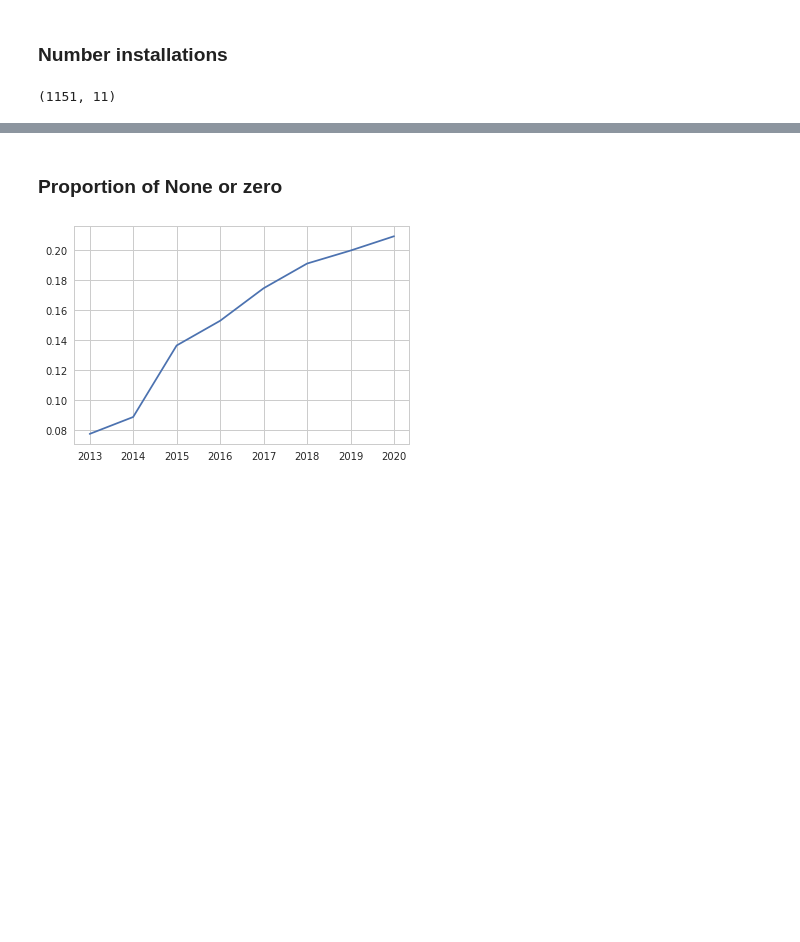
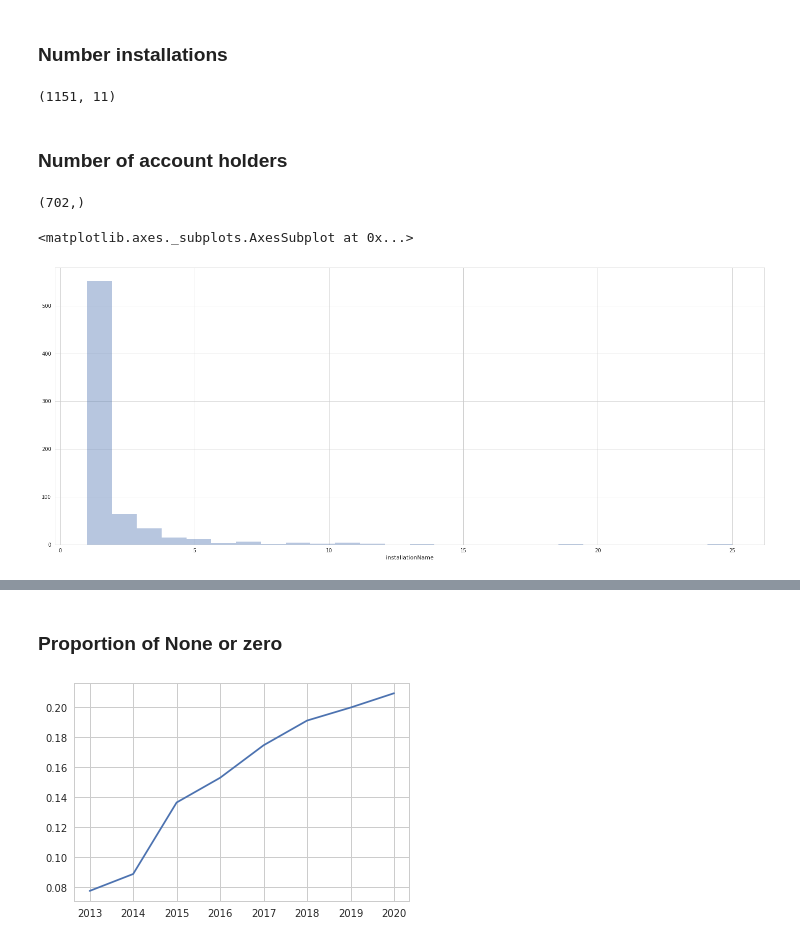
Before and after one commit to alexisthual/ets-allocations-analysis, a Jupyter notebook: ETS_allocations_analysis.ipynb, the cells around one changed output, grey strips where cells are left out. Saved outputs shown, nothing was run; the diff lists cells and outputs as text; code cells hidden in the pictures; blank space fills up the shorter version.

Commit message:
Count unique account holders

```diff
--- a/ETS_allocations_analysis.ipynb
+++ b/ETS_allocations_analysis.ipynb
@@ -67,3 +67,16 @@ data.head()
 data.shape
 # %% [output]
 (1151, 11)
+# %% [markdown]
+### Number of account holders
+# %%
+installationsPerAccount = data.groupby(['accountHolderName'])['installationName'].count()
+installationsPerAccount.shape
+# %% [output]
+(702,)
+# %%
+plt.figure(figsize=(25,10))
+sns.distplot(installationsPerAccount, kde=False)
+# %% [output]
+<matplotlib.axes._subplots.AxesSubplot at 0x...>
+[figure, added]
```
Also changed, not shown: parts of 6 cells of this notebook.
